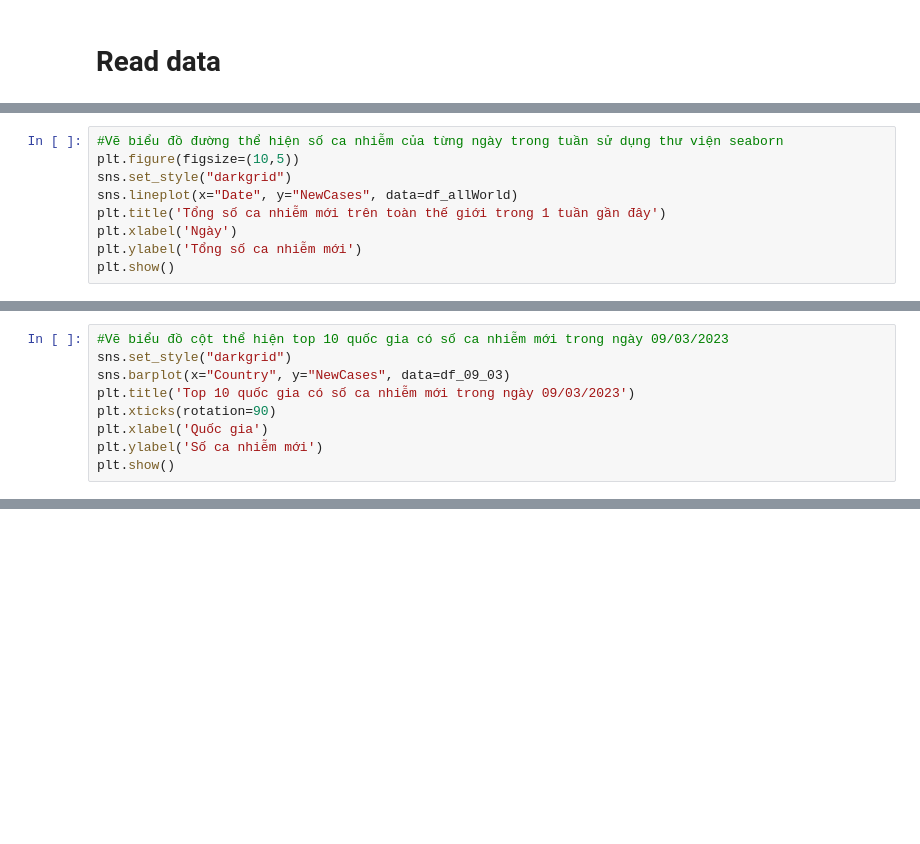
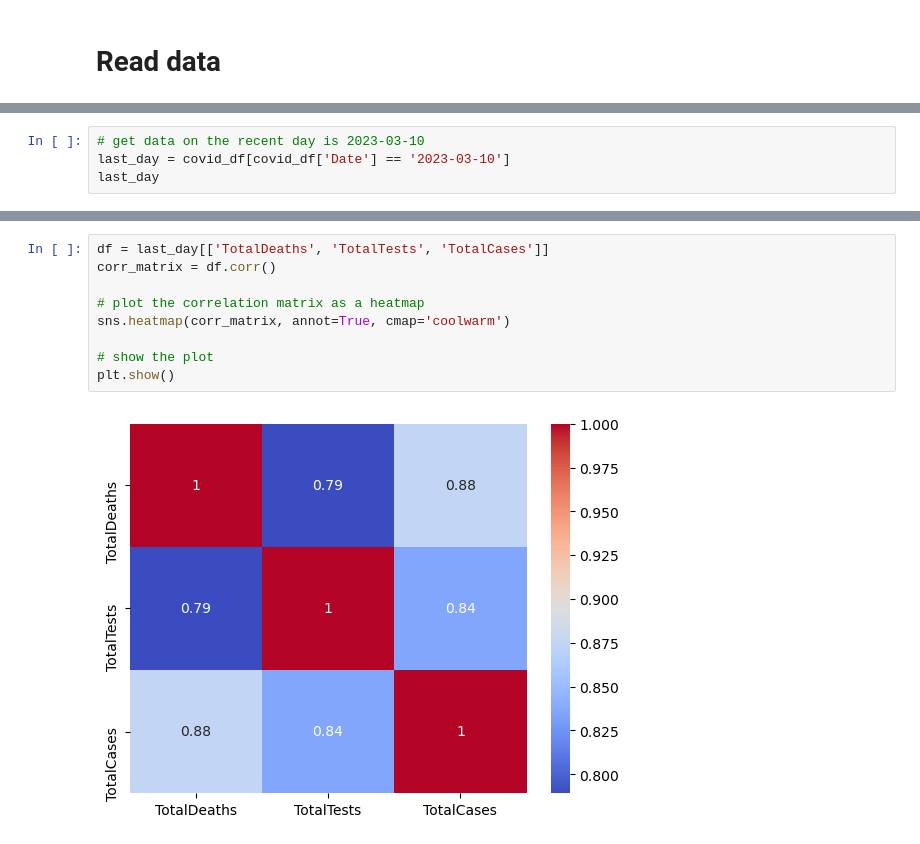
Before and after one commit to nnaaaa/Lab-DataVisualize, a Jupyter notebook: visualize/question4.ipynb, the cells around one changed output, grey strips where cells are left out. Drawn from its saved outputs; the diff is of its cells as text; blank space fills up the shorter version.

```diff
--- a/visualize/question4.ipynb
+++ b/visualize/question4.ipynb
@@ -55,9 +18,0 @@ df_allWorld = df.groupby('Date')['NewCases'].sum().reset_index()
-# %%
-#Vẽ biểu đồ đường thể hiện số ca nhiễm của từng ngày trong tuần sử dụng thư viện seaborn
-plt.figure(figsize=(10,5))
-sns.set_style("darkgrid")
-sns.lineplot(x="Date", y="NewCases", data=df_allWorld)
-plt.title('Tổng số ca nhiễm mới trên toàn thế giới trong 1 tuần gần đây')
-plt.xlabel('Ngày')
-plt.ylabel('Tổng số ca nhiễm mới')
-plt.show()
@@ -91,9 +18,0 @@ df_09_03
-# %%
-#Vẽ biểu đồ cột thể hiện top 10 quốc gia có số ca nhiễm mới trong ngày 09/03/2023
-sns.set_style("darkgrid")
-sns.barplot(x="Country", y="NewCases", data=df_09_03)
-plt.title('Top 10 quốc gia có số ca nhiễm mới trong ngày 09/03/2023')
-plt.xticks(rotation=90)
-plt.xlabel('Quốc gia')
-plt.ylabel('Số ca nhiễm mới')
-plt.show()
@@ -105,0 +27,4 @@ plt.show()
+# %%
+# get data on the recent day is 2023-03-10
+last_day = covid_df[covid_df['Date'] == '2023-03-10']
+last_day
@@ -105,0 +45,11 @@ plt.show()
+# %%
+df = last_day[['TotalDeaths', 'TotalTests', 'TotalCases']]
+corr_matrix = df.corr()
+
+# plot the correlation matrix as a heatmap
+sns.heatmap(corr_matrix, annot=True, cmap='coolwarm')
+
+# show the plot
+plt.show()
+# %% [output]
+[figure, added]
```
Also changed, not shown: parts of 19 cells of this notebook, 13 other files.
